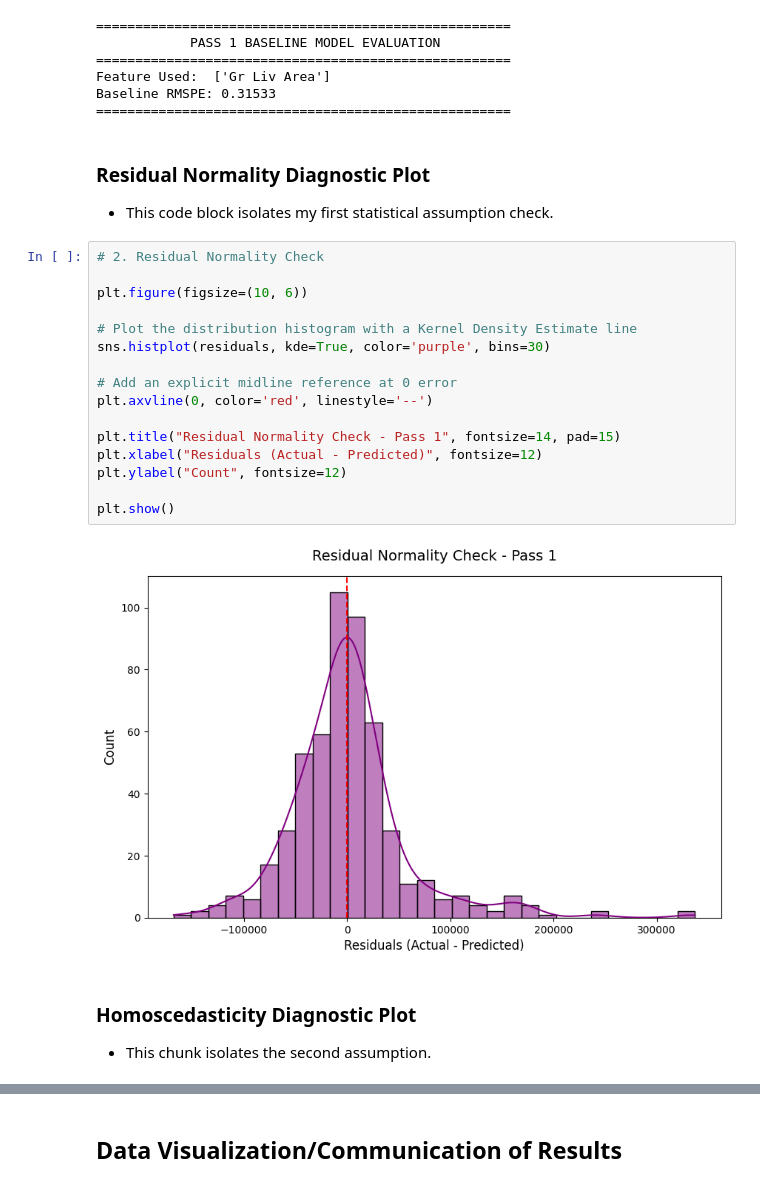
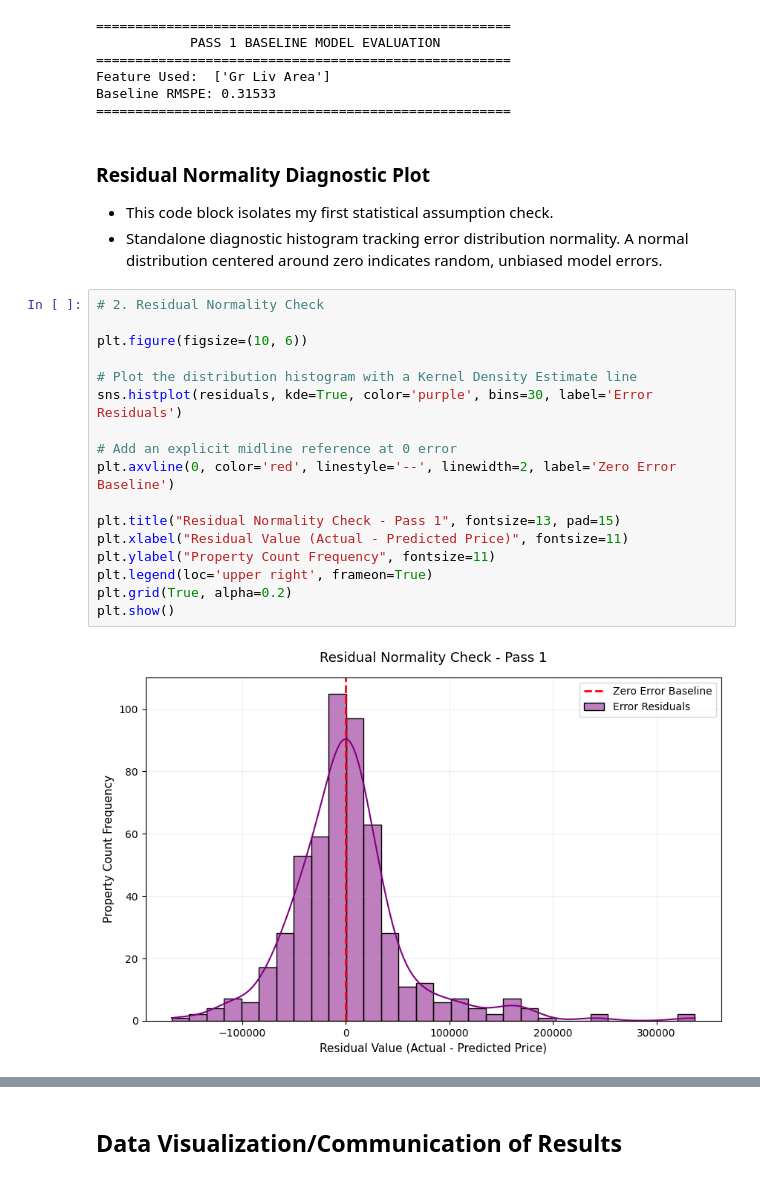
Before and after one commit to ikoghoddds-bit/Data-Science-Portfolio-C21, a Jupyter notebook: Projects/Project-2/Copy_of_Project_blank_template.ipynb, the cells around one changed output, grey strips where cells are left out. Cells and saved outputs as stored; diff of their text form.

```diff
--- a/Projects/Project-2/Copy_of_Project_blank_template.ipynb
+++ b/Projects/Project-2/Copy_of_Project_blank_template.ipynb
@@ -555,25 +582,23 @@ Baseline RMSPE: 0.31533
 ### Residual Normality Diagnostic Plot
 
 - This code block isolates my first statistical assumption check.
+- Standalone diagnostic histogram tracking error distribution normality. A normal distribution centered around zero indicates random, unbiased model errors.
 # %%
 # 2. Residual Normality Check
 
 plt.figure(figsize=(10, 6))
 
 # Plot the distribution histogram with a Kernel Density Estimate line
-sns.histplot(residuals, kde=True, color='purple', bins=30)
+sns.histplot(residuals, kde=True, color='purple', bins=30, label='Error Residuals')
 
 # Add an explicit midline reference at 0 error
-plt.axvline(0, color='red', linestyle='--')
+plt.axvline(0, color='red', linestyle='--', linewidth=2, label='Zero Error Baseline')
 
-plt.title("Residual Normality Check - Pass 1", fontsize=14, pad=15)
-plt.xlabel("Residuals (Actual - Predicted)", fontsize=12)
-plt.ylabel("Count", fontsize=12)
-
+plt.title("Residual Normality Check - Pass 1", fontsize=13, pad=15)
+plt.xlabel("Residual Value (Actual - Predicted Price)", fontsize=11)
+plt.ylabel("Property Count Frequency", fontsize=11)
+plt.legend(loc='upper right', frameon=True)
+plt.grid(True, alpha=0.2)
 plt.show()
 # %% [output]
-[figure, old version]
+[figure, new version]
-# %% [markdown]
-### Homoscedasticity Diagnostic Plot
-
-- This chunk isolates the second assumption.
```
Also changed, not shown: parts of 14 cells of this notebook.
